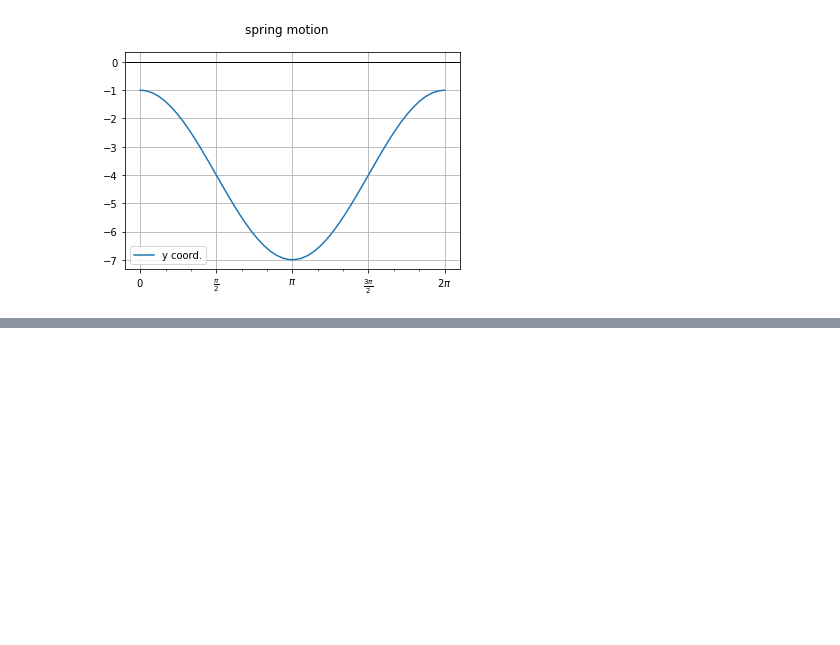
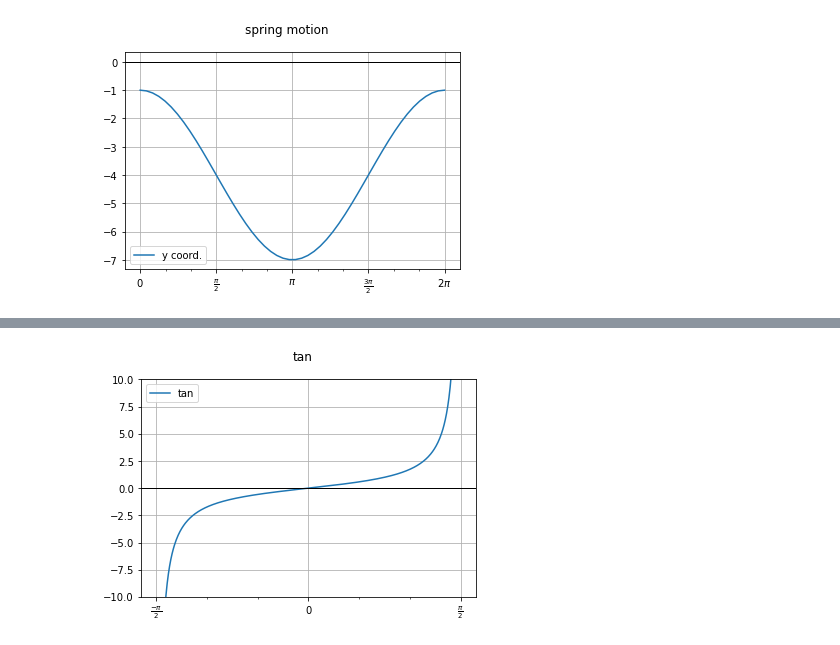
Before and after one commit to solisgb/jpnb, a Jupyter notebook: pre_calc_ex/Trig_func.ipynb, the cells around one changed output, grey strips where cells are left out. Saved outputs shown, nothing was run; the diff lists cells and outputs as text; code cells hidden in the pictures; blank space fills up the shorter version.

```diff
--- a/pre_calc_ex/Trig_func.ipynb
+++ b/pre_calc_ex/Trig_func.ipynb
@@ -201,0 +269,4 @@ xy(x , [y,], ['y coord.', ], 'spring motion')
+# %%
+xy(x , [y,], ['tan',], 'tan', ylimit=10)
+# %% [output]
+[figure, added]
```
Also changed, not shown: parts of 36 cells of this notebook, 1 other file.
